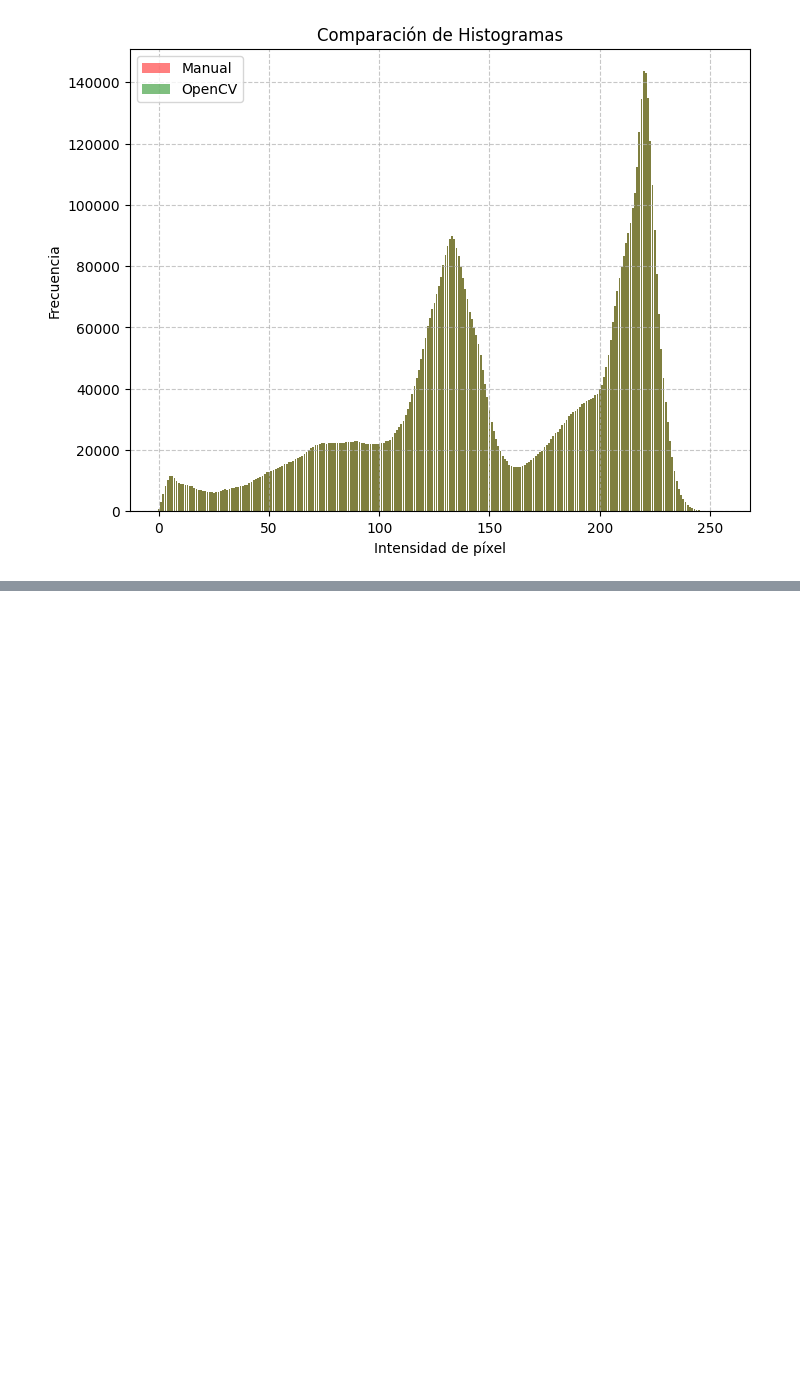
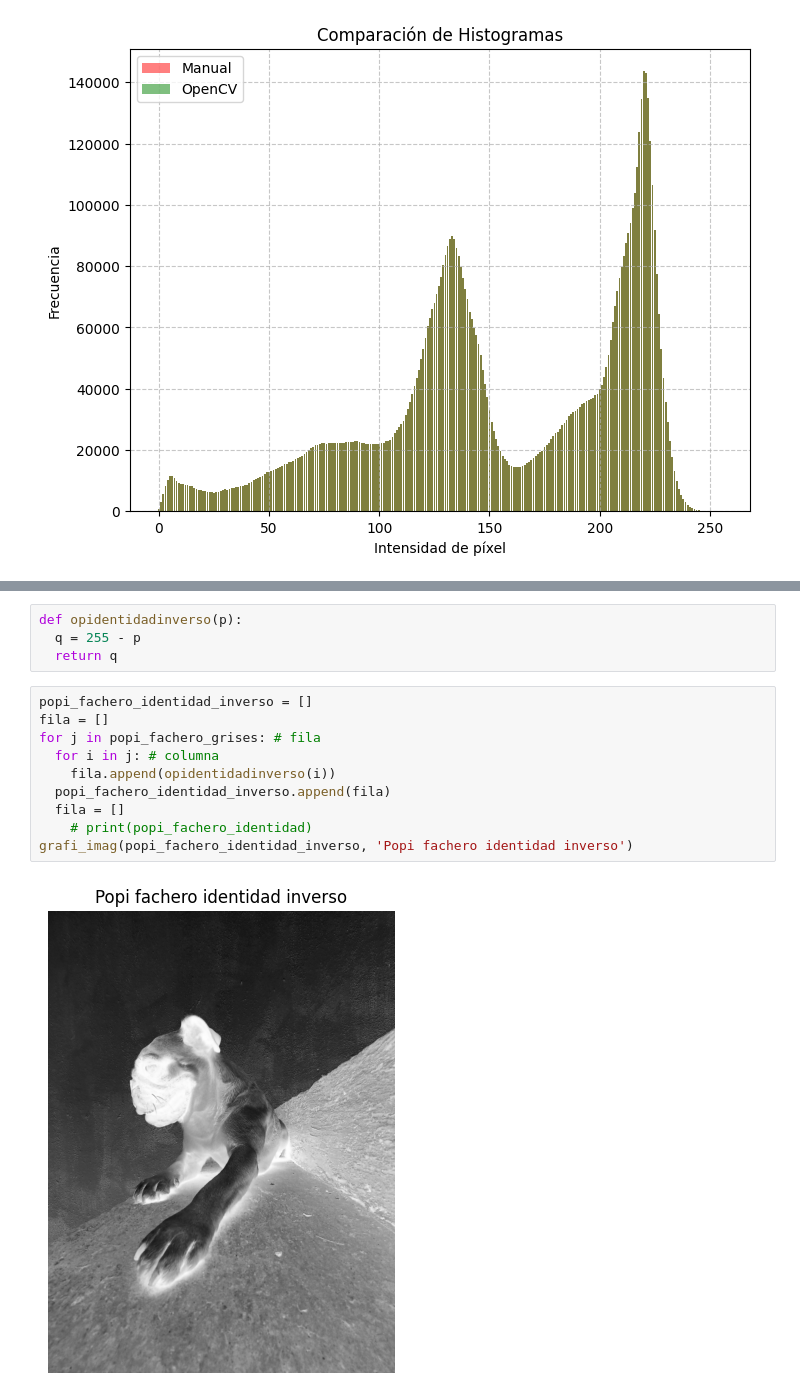
Before and after one commit to RojasG4mer/Fundamentos-de-Procesamiento-Digital-de-Imagenes, a Jupyter notebook: Operaciones_a_nivel_pixel_01.ipynb, the cells around one changed output, grey strips where cells are left out. Saved outputs shown, nothing was run; the diff lists cells and outputs as text; blank space fills up the shorter version.

```diff
--- a/Operaciones_a_nivel_pixel_01.ipynb
+++ b/Operaciones_a_nivel_pixel_01.ipynb
@@ -105,0 +143,16 @@ plt.show()
+# %%
+def opidentidadinverso(p):
+  q = 255 - p
+  return q
+# %%
+popi_fachero_identidad_inverso = []
+fila = []
+for j in popi_fachero_grises: # fila
+  for i in j: # columna
+    fila.append(opidentidadinverso(i))
+  popi_fachero_identidad_inverso.append(fila)
+  fila = []
+    # print(popi_fachero_identidad)
+grafi_imag(popi_fachero_identidad_inverso, 'Popi fachero identidad inverso')
+# %% [output]
+[figure, added]
```
Also changed, not shown: parts of 27 cells of this notebook.
